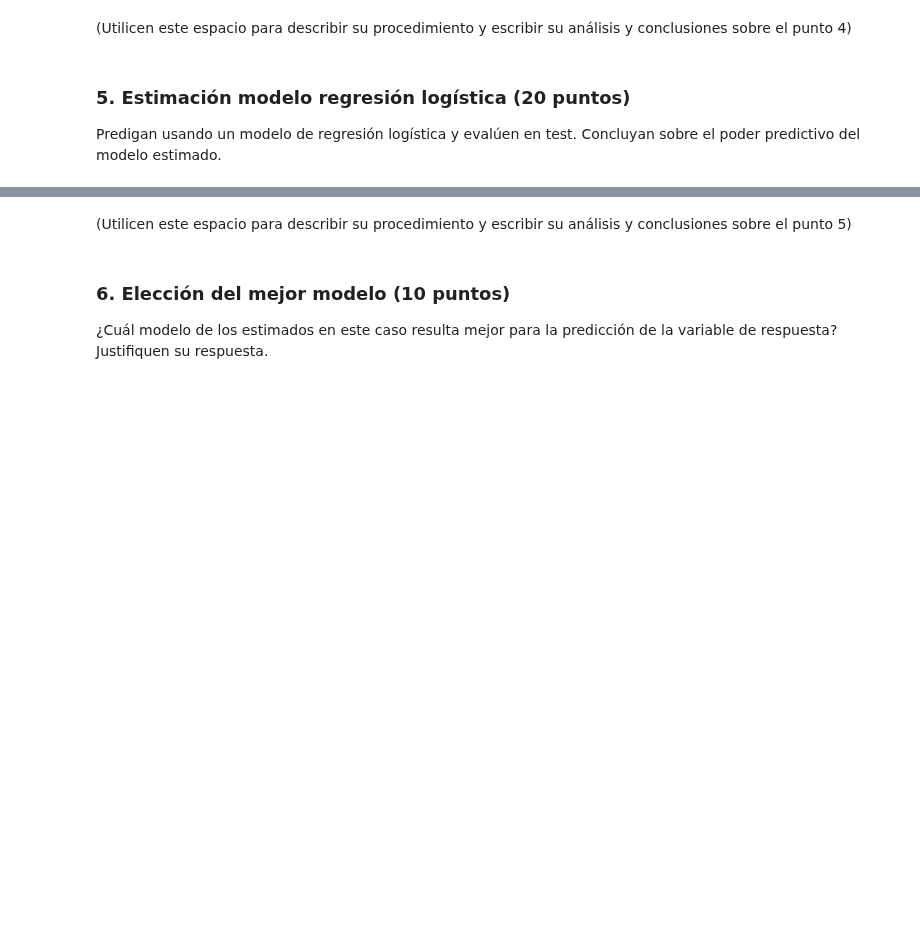
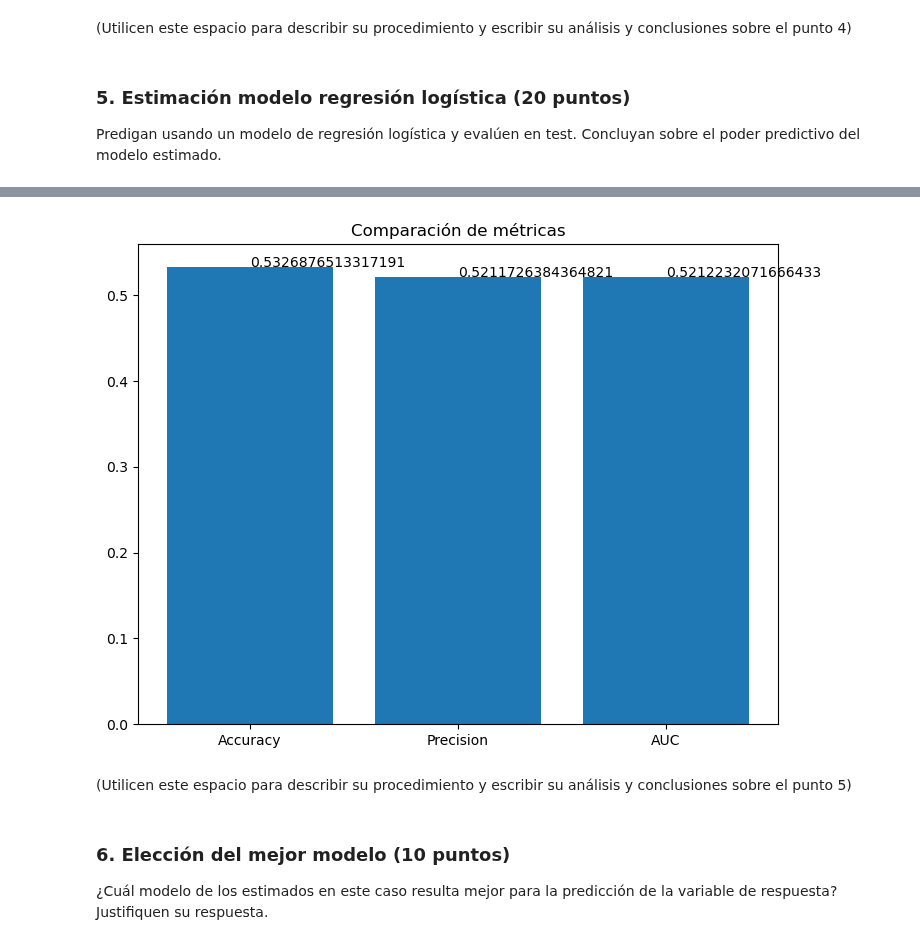
Before and after one commit to carrasquintero/Entrega_ETL, a Jupyter notebook: ML/Caso implementación de modelos de clasificación lineales.ipynb, the cells around one changed output, grey strips where cells are left out. Saved outputs shown, nothing was run; the diff lists cells and outputs as text; code cells hidden in the pictures; blank space fills up the shorter version.

```diff
--- a/ML/Caso implementación de modelos de clasificación lineales.ipynb
+++ b/ML/Caso implementación de modelos de clasificación lineales.ipynb
@@ -243,0 +257,6 @@ Predigan usando un modelo de regresión logística y evalúen en test. Concluyan
+# %%
+accuracyRegLog=accuracy_score(y_true=yTest, y_pred=prediccionesRegLog)
+print(accuracyRegLog)
+
+precisionRegLog=precision_score(y_true=yTest, y_pred=prediccionesRegLog)
+print(precisionRegLog)
@@ -244,3 +280,17 @@ Predigan usando un modelo de regresión logística y evalúen en test. Concluyan
+# %%
+fig = plt.figure()
+ax = fig.add_axes([0,0,1,1])
+ax.set_title("Comparación de métricas")
+ejeX = ['Accuracy', 'Precision','AUC']
+ejeY = [accuracyRegLog,precisionRegLog,AUCRegLog]
+ax.bar(ejeX,ejeY)
+def addlabels(x,y,plotP):
+    for i in range(len(x)):
+        plotP.text(i,y[i],y[i])
+addlabels(ejeX,ejeY,plt)
+plt.show()
+# %% [output]
+[figure, added]
 # %% [markdown]
 (Utilicen este espacio para describir su procedimiento y escribir su análisis y conclusiones sobre el punto 5)
 # %% [markdown]
```
Also changed, not shown: parts of 11 cells of this notebook.
